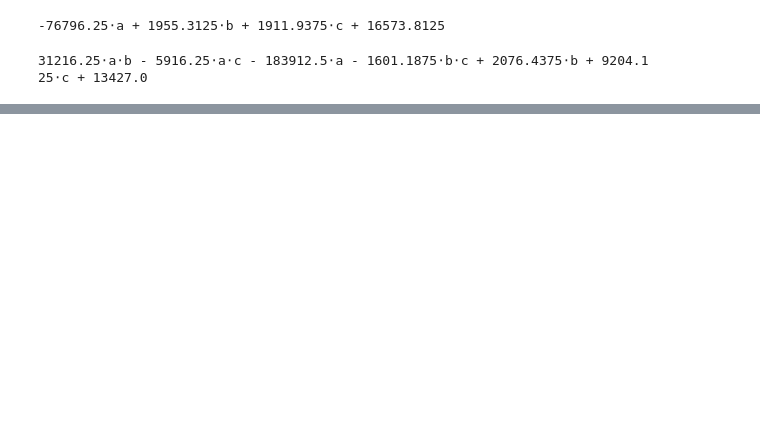
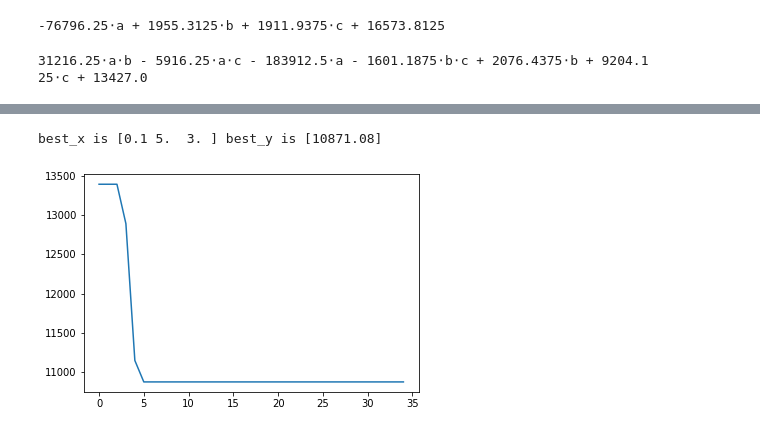
Before and after one commit to FernJSJ/Pyhon, a Jupyter notebook: Jupyter Notebook/Manjaro/响应面.ipynb, the cells around one changed output, grey strips where cells are left out. Drawn from its saved outputs; the diff is of its cells as text; code cells hidden in the pictures; blank space fills up the shorter version.

```diff
--- a/Jupyter Notebook/Manjaro/响应面.ipynb
+++ b/Jupyter Notebook/Manjaro/响应面.ipynb
@@ -27,0 +114,21 @@ print('%.4f' % x2)
+# %%
+# 20201229 补
+# PSO
+def demo_func(x):
+    x1, x2, x3 = x
+    return -76608+408932*x1+15594*x2+18631*x3-767712*x1*x1-2507*x2*x2-791*x3*x3+34850*x1*x2-104670*x1*x3+278*x2*x3
+
+import sko
+from sko.PSO import PSO
+
+pso = PSO(func = demo_func, n_dim = 3, pop = 40, max_iter = 150, lb = [0.1, 4, 3], ub =[ 0.2, 5, 4], w = 1, c1 = 2, c2 = 2)
+pso.run()
+print('best_x is', pso.gbest_x, 'best_y is', pso.gbest_y)
+
+import matplotlib.pyplot as plt
+
+plt.plot(pso.gbest_y_hist)
+plt.show()
+# %% [output]
+best_x is [0.1 5.  3. ] best_y is [10871.08]
+[figure, added]
```
Also changed, not shown: parts of 42 cells of this notebook, 22 other files.
